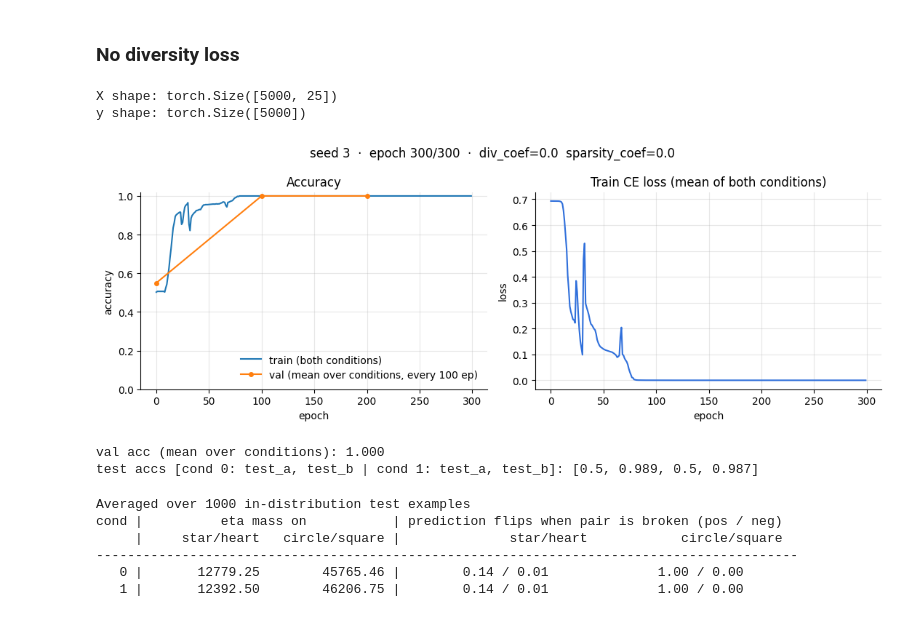
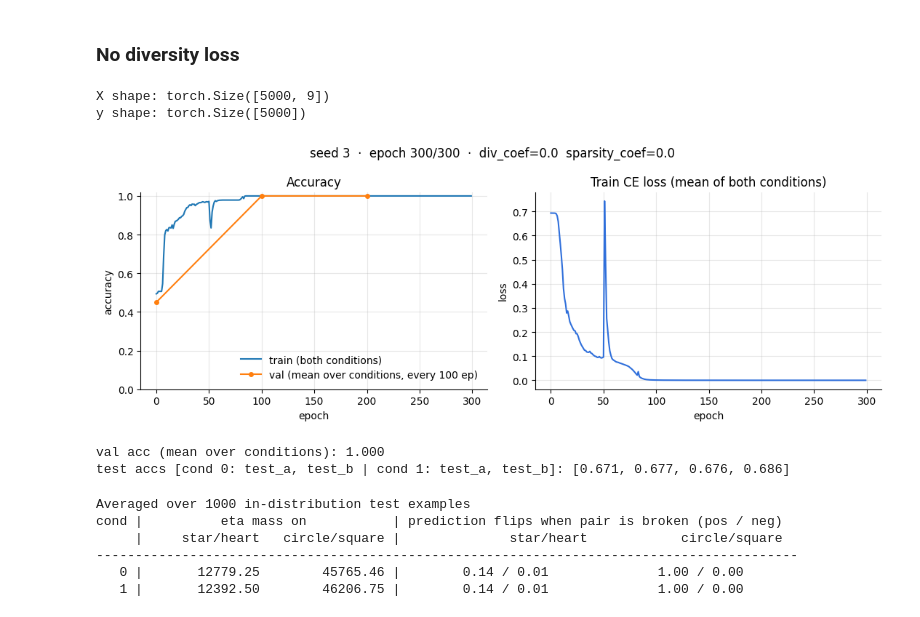
Before and after one commit to aryangarg794/sparse-ood-generalization, a Jupyter notebook: notebooks/basic_multimodality.ipynb, the cells around one changed output. Drawn from its saved outputs; the diff is of its cells as text; code cells hidden in the pictures.

```diff
--- a/notebooks/basic_multimodality.ipynb
+++ b/notebooks/basic_multimodality.ipynb
@@ -743,30 +679,30 @@ best condition per set:  test_a 0.670 ± 0.229   test_b 0.715 ± 0.195
 # %%
 import torch
 import numpy as np
 
 args = Args()
 args.batch_size = 512
 args.epochs = 300
 args.learning_rate = 3e-4
 args.max_grad_norm = 100.0
 args.num_train = 3000
 
 args.diversity_coef = 0.0
 args.sparsity_coef = 0.0
 args.loss = 'ce'
-args.width = 5
+args.width = 3
 args.num_layers = 3
 
 
 val_acc_nodiv, test_accs_nodiv, model_nodiv = train(args, seed=3)
 print(f"val acc (mean over conditions): {val_acc_nodiv:.3f}")
 print(f"test accs [cond 0: test_a, test_b | cond 1: test_a, test_b]: {[round(t, 3) for t in test_accs_nodiv]}")
 # %% [output]
-X shape: torch.Size([5000, 25])
+X shape: torch.Size([5000, 9])
 y shape: torch.Size([5000])
-[figure, old version]
+[figure, new version]
 val acc (mean over conditions): 1.000
-test accs [cond 0: test_a, test_b | cond 1: test_a, test_b]: [0.5, 0.989, 0.5, 0.987]
+test accs [cond 0: test_a, test_b | cond 1: test_a, test_b]: [0.671, 0.677, 0.676, 0.686]
 # %%
 from sparse_generalization.data.shapes.constants import SHAPES_TO_IDX
 
```
Also changed, not shown: parts of 4 cells of this notebook, 7 other files.
